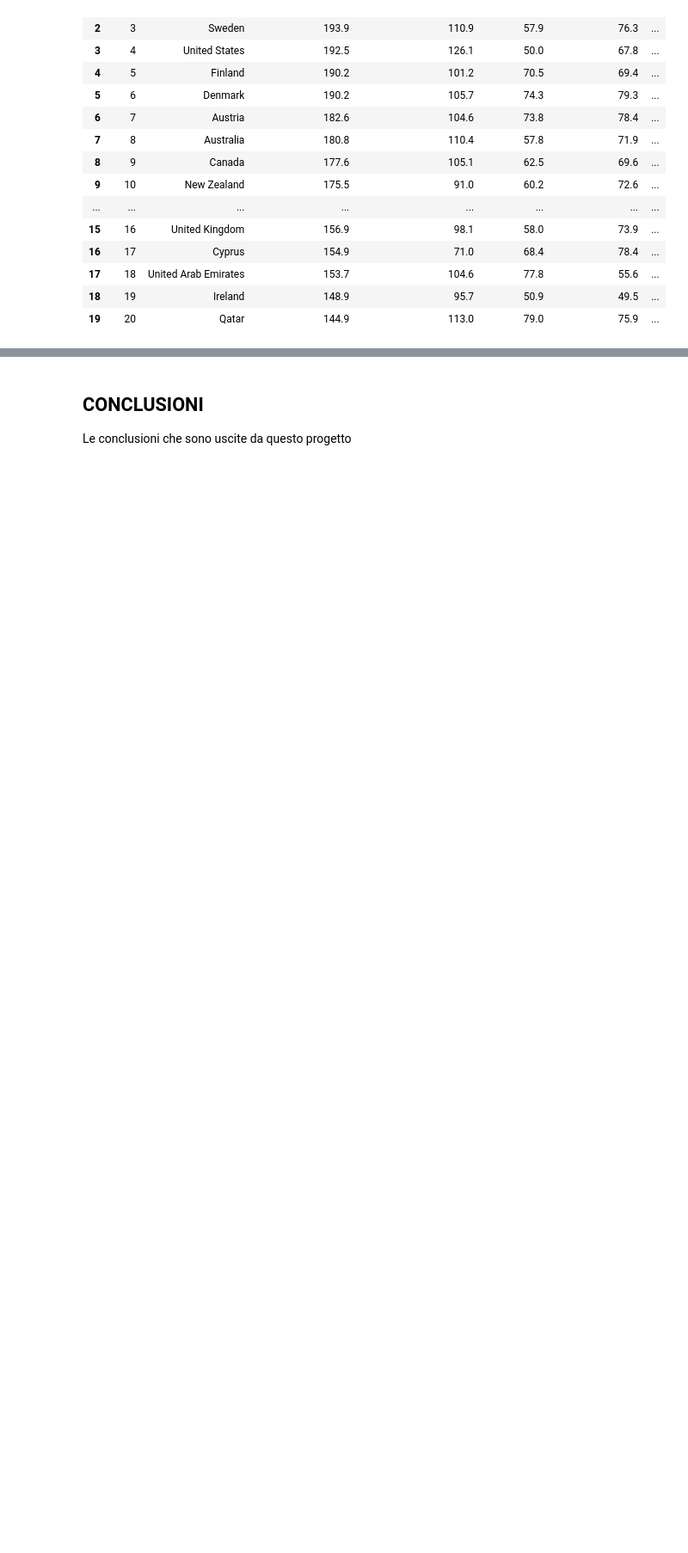
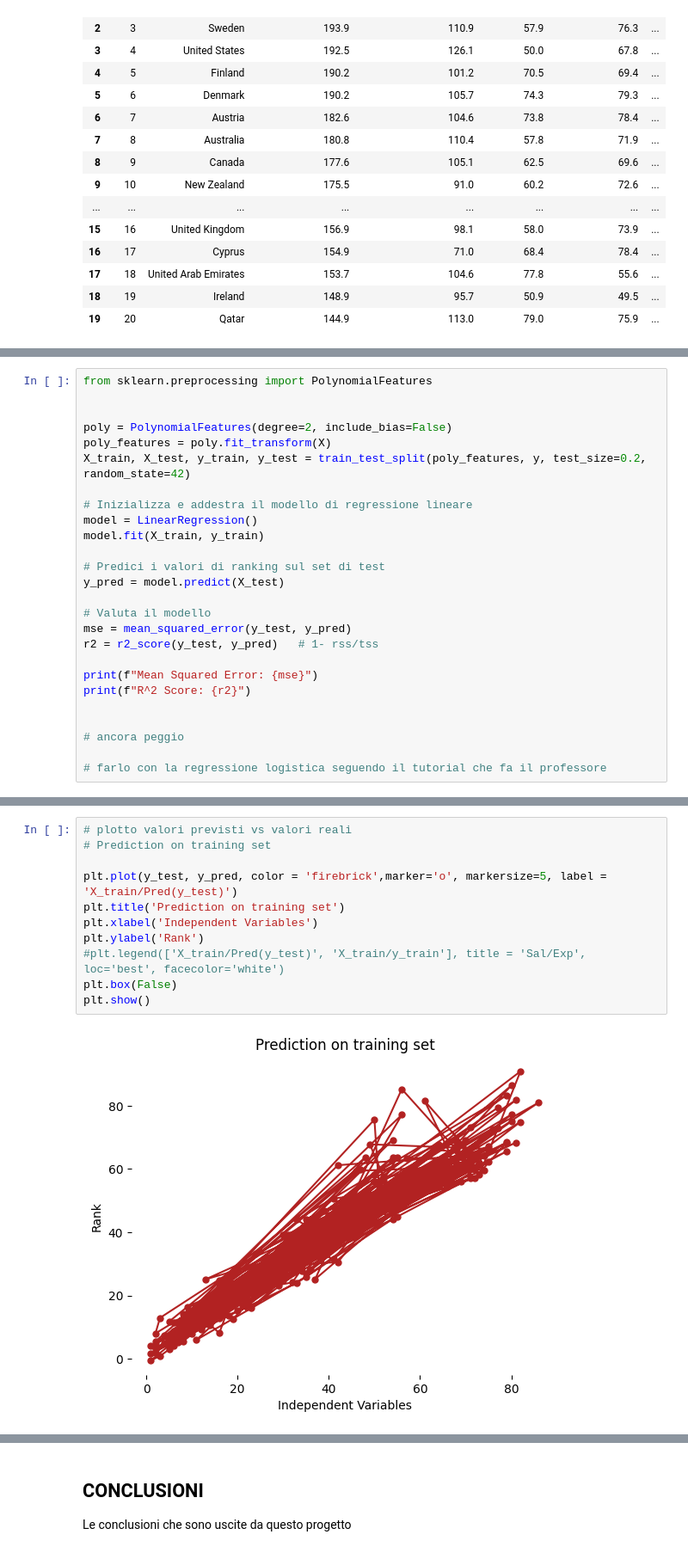
Before and after one commit to lorenzodidomenic/CountriesQualityOfLifeAnalysis, a Jupyter notebook: project.ipynb, the cells around one changed output, grey strips where cells are left out. Shown at 86% size. Cells and saved outputs as stored; diff of their text form; blank space fills up the shorter version.

```diff
--- a/project.ipynb
+++ b/project.ipynb
@@ -270,0 +310,26 @@ plt.show()
+# %%
+from sklearn.preprocessing import PolynomialFeatures
+
+
+poly = PolynomialFeatures(degree=2, include_bias=False)
+poly_features = poly.fit_transform(X)
+X_train, X_test, y_train, y_test = train_test_split(poly_features, y, test_size=0.2, random_state=42)
+
+# Inizializza e addestra il modello di regressione lineare
+model = LinearRegression()
+model.fit(X_train, y_train)
+
+# Predici i valori di ranking sul set di test
+y_pred = model.predict(X_test)
+
+# Valuta il modello
+mse = mean_squared_error(y_test, y_pred)
+r2 = r2_score(y_test, y_pred)   # 1- rss/tss
+
+print(f"Mean Squared Error: {mse}")
+print(f"R^2 Score: {r2}")
+
+
+# ancora peggio
+
+# farlo con la regressione logistica seguendo il tutorial che fa il professore
@@ -270,0 +346,13 @@ plt.show()
+# %%
+# plotto valori previsti vs valori reali
+# Prediction on training set
+
+plt.plot(y_test, y_pred, color = 'firebrick',marker='o', markersize=5, label = 'X_train/Pred(y_test)')
+plt.title('Prediction on training set')
+plt.xlabel('Independent Variables')
+plt.ylabel('Rank')
+#plt.legend(['X_train/Pred(y_test)', 'X_train/y_train'], title = 'Sal/Exp', loc='best', facecolor='white')
+plt.box(False)
+plt.show()
+# %% [output]
+[figure, added]
```
Also changed, not shown: parts of 36 cells of this notebook.
